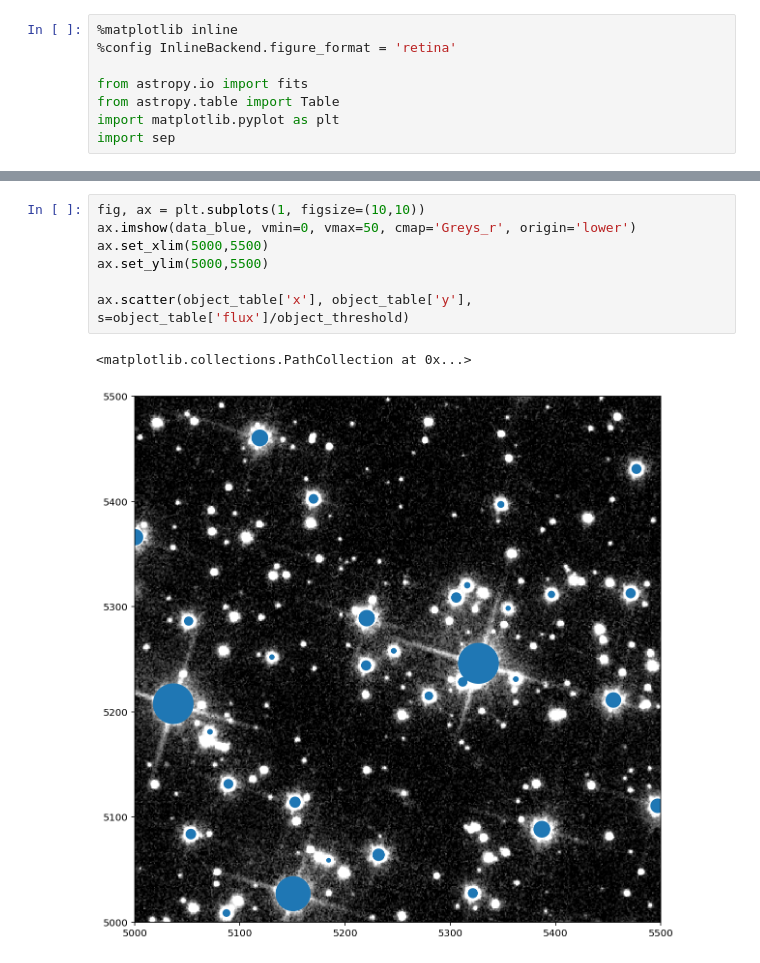
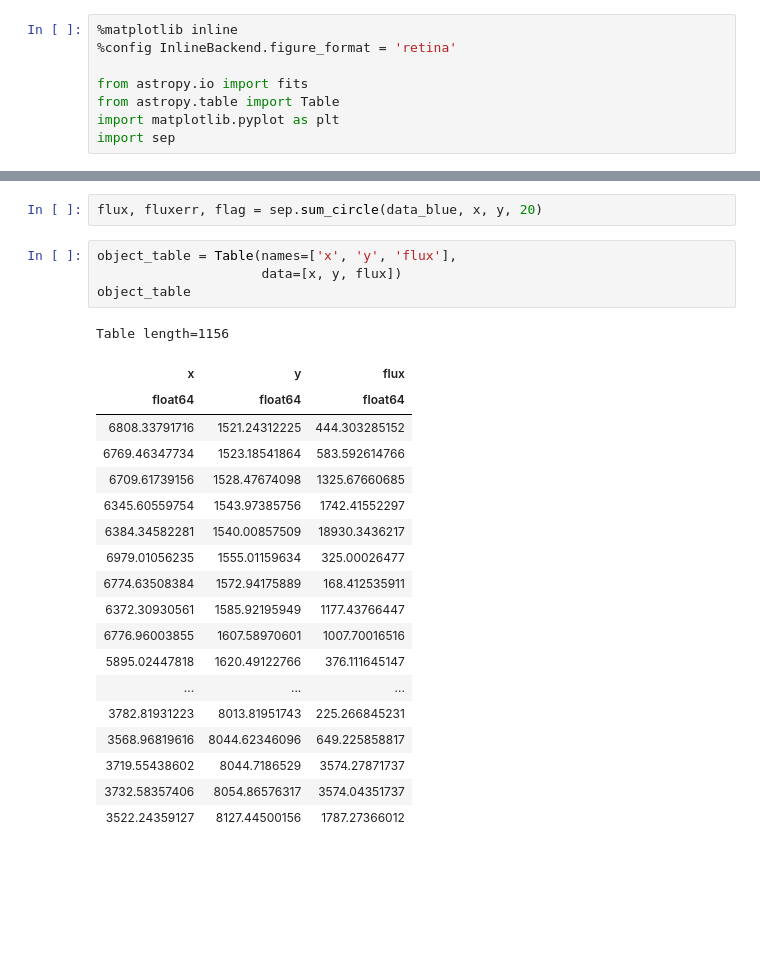
Before and after one commit to meredith-durbin/cmd_project, a Jupyter notebook: Photometry part 1 - finding and extracting stars from an image.ipynb, the cells around one changed output, grey strips where cells are left out. Drawn from its saved outputs; the diff is of its cells as text; blank space fills up the shorter version.

```diff
--- a/Photometry part 1 - finding and extracting stars from an image.ipynb
+++ b/Photometry part 1 - finding and extracting stars from an image.ipynb
@@ -66,11 +77,27 @@ Table length=2195
-# %%
-fig, ax = plt.subplots(1, figsize=(10,10))
-ax.imshow(data_blue, vmin=0, vmax=50, cmap='Greys_r', origin='lower')
-ax.set_xlim(5000,5500)
-ax.set_ylim(5000,5500)
-
-ax.scatter(object_table['x'], object_table['y'], s=object_table['flux']/object_threshold)
-# %% [output]
-<matplotlib.collections.PathCollection at 0x...>
-[figure, removed]
+# %%
+flux, fluxerr, flag = sep.sum_circle(data_blue, x, y, 20)
+# %%
+object_table = Table(names=['x', 'y', 'flux'],
+                     data=[x, y, flux])
+object_table
+# %% [output]
+Table length=1156
+| x | y | flux |
+| float64 | float64 | float64 |
+| 6808.33791716 | 1521.24312225 | 444.303285152 |
+| 6769.46347734 | 1523.18541864 | 583.592614766 |
+| 6709.61739156 | 1528.47674098 | 1325.67660685 |
+| 6345.60559754 | 1543.97385756 | 1742.41552297 |
+| 6384.34582281 | 1540.00857509 | 18930.3436217 |
+| 6979.01056235 | 1555.01159634 | 325.00026477 |
+| 6774.63508384 | 1572.94175889 | 168.412535911 |
+| 6372.30930561 | 1585.92195949 | 1177.43766447 |
+| 6776.96003855 | 1607.58970601 | 1007.70016516 |
+| 5895.02447818 | 1620.49122766 | 376.111645147 |
+| ... | ... | ... |
+| 3782.81931223 | 8013.81951743 | 225.266845231 |
+| 3568.96819616 | 8044.62346096 | 649.225858817 |
+| 3719.55438602 | 8044.7186529 | 3574.27871737 |
+| 3732.58357406 | 8054.86576317 | 3574.04351737 |
+| 3522.24359127 | 8127.44500156 | 1787.27366012 |
 # %%
```
Also changed, not shown: parts of 16 cells of this notebook, 3 other files.
